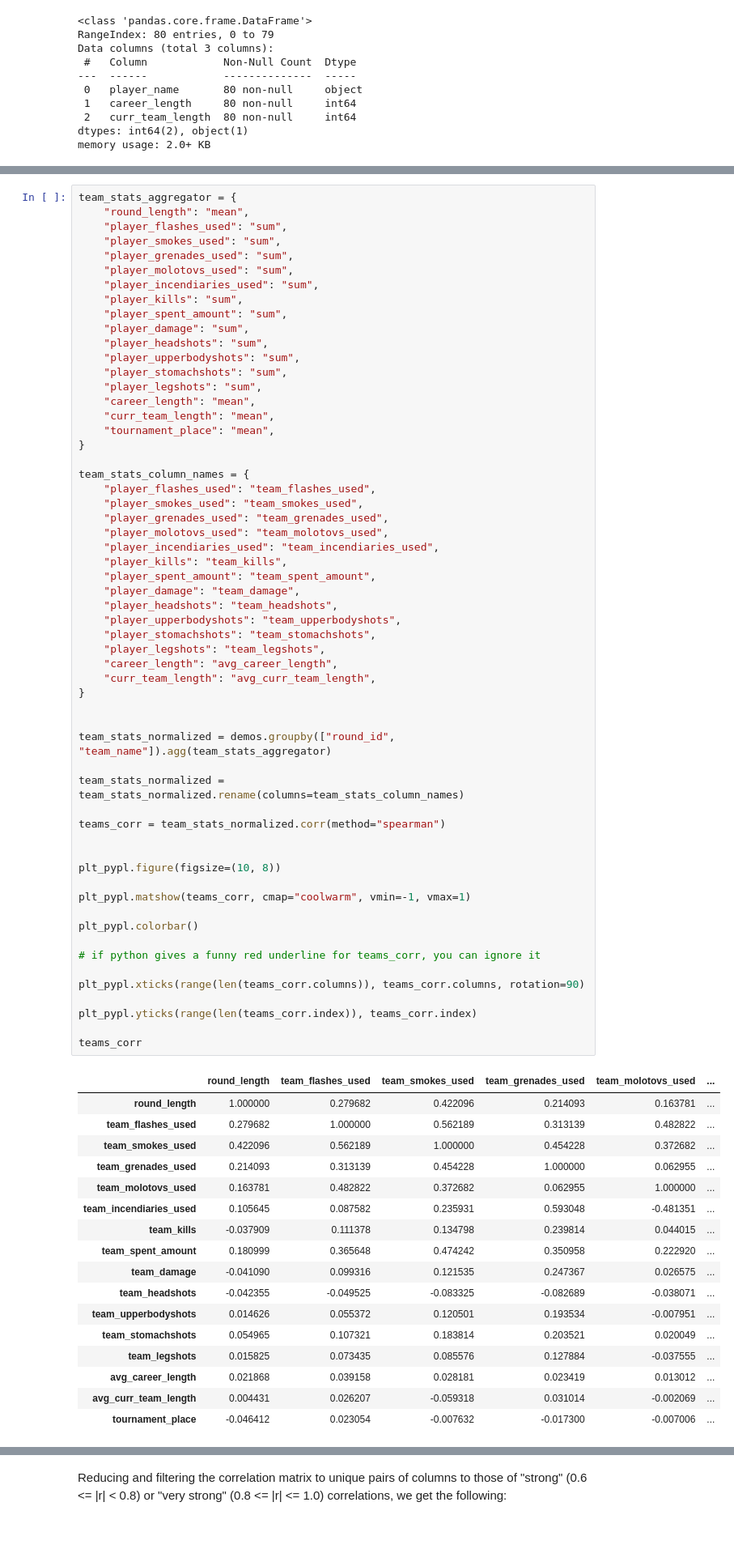
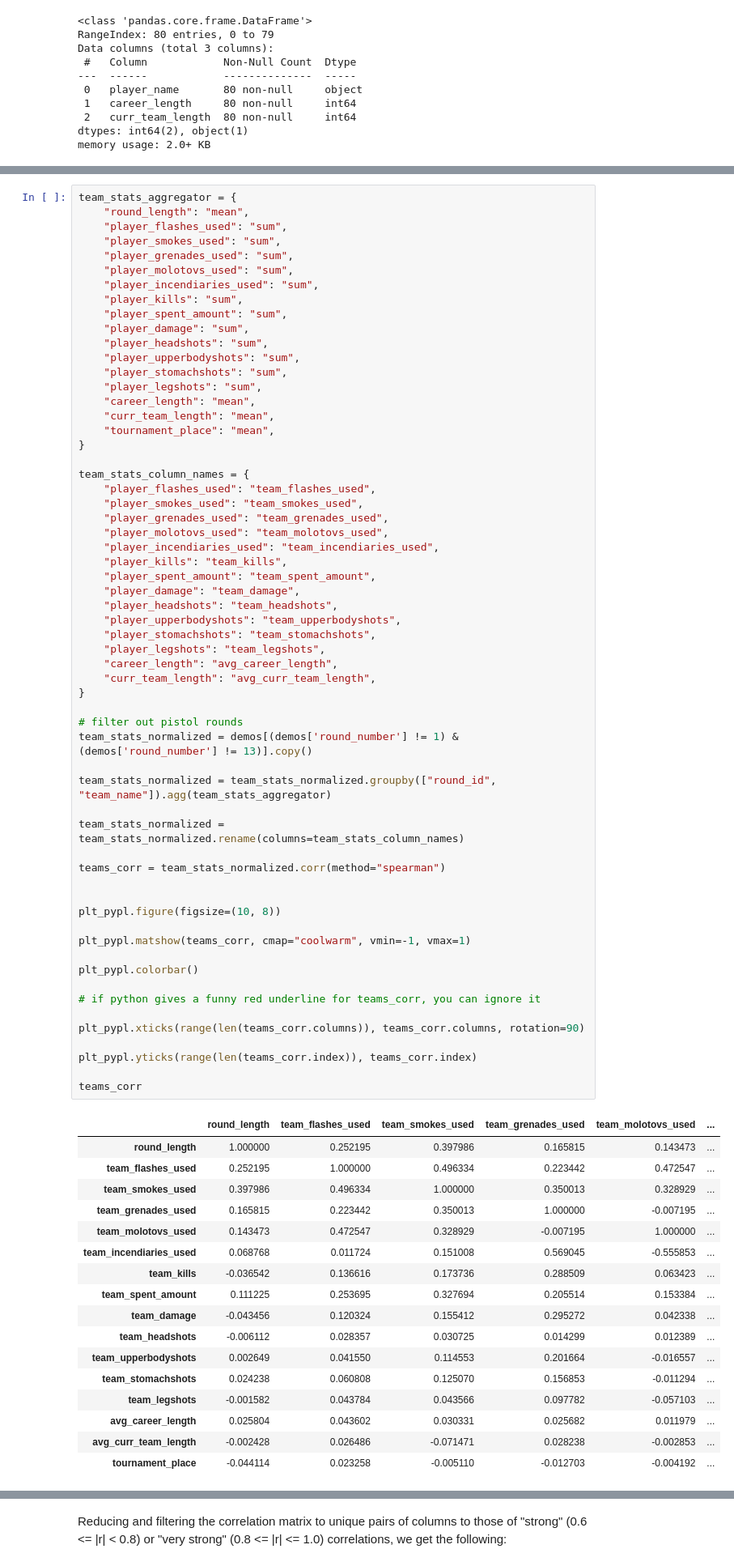
Before and after one commit to iwillreku3206/CSMODEL-MP, a Jupyter notebook: Sean_EDA.ipynb, the cells around one changed output, grey strips where cells are left out. Shown at 81% size. Saved outputs shown, nothing was run; the diff lists cells and outputs as text; blank space fills up the shorter version.

```diff
--- a/Sean_EDA.ipynb
+++ b/Sean_EDA.ipynb
@@ -607,50 +632,52 @@ team_stats_column_names = {
     "player_headshots": "team_headshots",
     "player_upperbodyshots": "team_upperbodyshots",
     "player_stomachshots": "team_stomachshots",
     "player_legshots": "team_legshots",
     "career_length": "avg_career_length",
     "curr_team_length": "avg_curr_team_length",
 }
 
+# filter out pistol rounds
+team_stats_normalized = demos[(demos['round_number'] != 1) & (demos['round_number'] != 13)].copy()
 
-team_stats_normalized = demos.groupby(["round_id", "team_name"]).agg(team_stats_aggregator)
+team_stats_normalized = team_stats_normalized.groupby(["round_id", "team_name"]).agg(team_stats_aggregator)
 
 team_stats_normalized = team_stats_normalized.rename(columns=team_stats_column_names)
 
 teams_corr = team_stats_normalized.corr(method="spearman")
 
 
 plt_pypl.figure(figsize=(10, 8))
 
 plt_pypl.matshow(teams_corr, cmap="coolwarm", vmin=-1, vmax=1)
 
 plt_pypl.colorbar()
 
 # if python gives a funny red underline for teams_corr, you can ignore it
 
 plt_pypl.xticks(range(len(teams_corr.columns)), teams_corr.columns, rotation=90)
 
 plt_pypl.yticks(range(len(teams_corr.index)), teams_corr.index)
 
 teams_corr
 # %% [output]
 |  | round_length | team_flashes_used | team_smokes_used | team_grenades_used | team_molotovs_used | ... |
-| round_length | 1.000000 | 0.279682 | 0.422096 | 0.214093 | 0.163781 | ... |
-| team_flashes_used | 0.279682 | 1.000000 | 0.562189 | 0.313139 | 0.482822 | ... |
-| team_smokes_used | 0.422096 | 0.562189 | 1.000000 | 0.454228 | 0.372682 | ... |
-| team_grenades_used | 0.214093 | 0.313139 | 0.454228 | 1.000000 | 0.062955 | ... |
-| team_molotovs_used | 0.163781 | 0.482822 | 0.372682 | 0.062955 | 1.000000 | ... |
-| team_incendiaries_used | 0.105645 | 0.087582 | 0.235931 | 0.593048 | -0.481351 | ... |
-| team_kills | -0.037909 | 0.111378 | 0.134798 | 0.239814 | 0.044015 | ... |
-| team_spent_amount | 0.180999 | 0.365648 | 0.474242 | 0.350958 | 0.222920 | ... |
-| team_damage | -0.041090 | 0.099316 | 0.121535 | 0.247367 | 0.026575 | ... |
-| team_headshots | -0.042355 | -0.049525 | -0.083325 | -0.082689 | -0.038071 | ... |
-| team_upperbodyshots | 0.014626 | 0.055372 | 0.120501 | 0.193534 | -0.007951 | ... |
-| team_stomachshots | 0.054965 | 0.107321 | 0.183814 | 0.203521 | 0.020049 | ... |
-| team_legshots | 0.015825 | 0.073435 | 0.085576 | 0.127884 | -0.037555 | ... |
-| avg_career_length | 0.021868 | 0.039158 | 0.028181 | 0.023419 | 0.013012 | ... |
-| avg_curr_team_length | 0.004431 | 0.026207 | -0.059318 | 0.031014 | -0.002069 | ... |
-| tournament_place | -0.046412 | 0.023054 | -0.007632 | -0.017300 | -0.007006 | ... |
+| round_length | 1.000000 | 0.252195 | 0.397986 | 0.165815 | 0.143473 | ... |
+| team_flashes_used | 0.252195 | 1.000000 | 0.496334 | 0.223442 | 0.472547 | ... |
+| team_smokes_used | 0.397986 | 0.496334 | 1.000000 | 0.350013 | 0.328929 | ... |
+| team_grenades_used | 0.165815 | 0.223442 | 0.350013 | 1.000000 | -0.007195 | ... |
+| team_molotovs_used | 0.143473 | 0.472547 | 0.328929 | -0.007195 | 1.000000 | ... |
+| team_incendiaries_used | 0.068768 | 0.011724 | 0.151008 | 0.569045 | -0.555853 | ... |
+| team_kills | -0.036542 | 0.136616 | 0.173736 | 0.288509 | 0.063423 | ... |
+| team_spent_amount | 0.111225 | 0.253695 | 0.327694 | 0.205514 | 0.153384 | ... |
+| team_damage | -0.043456 | 0.120324 | 0.155412 | 0.295272 | 0.042338 | ... |
+| team_headshots | -0.006112 | 0.028357 | 0.030725 | 0.014299 | 0.012389 | ... |
+| team_upperbodyshots | 0.002649 | 0.041550 | 0.114553 | 0.201664 | -0.016557 | ... |
+| team_stomachshots | 0.024238 | 0.060808 | 0.125070 | 0.156853 | -0.011294 | ... |
+| team_legshots | -0.001582 | 0.043784 | 0.043566 | 0.097782 | -0.057103 | ... |
+| avg_career_length | 0.025804 | 0.043602 | 0.030331 | 0.025682 | 0.011979 | ... |
+| avg_curr_team_length | -0.002428 | 0.026486 | -0.071471 | 0.028238 | -0.002853 | ... |
+| tournament_place | -0.044114 | 0.023258 | -0.005110 | -0.012703 | -0.004192 | ... |
 <Figure size 1000x800 with 0 Axes>
 [figure]
 # %% [markdown]
```
Also changed, not shown: parts of 26 cells of this notebook, 2 other files.
